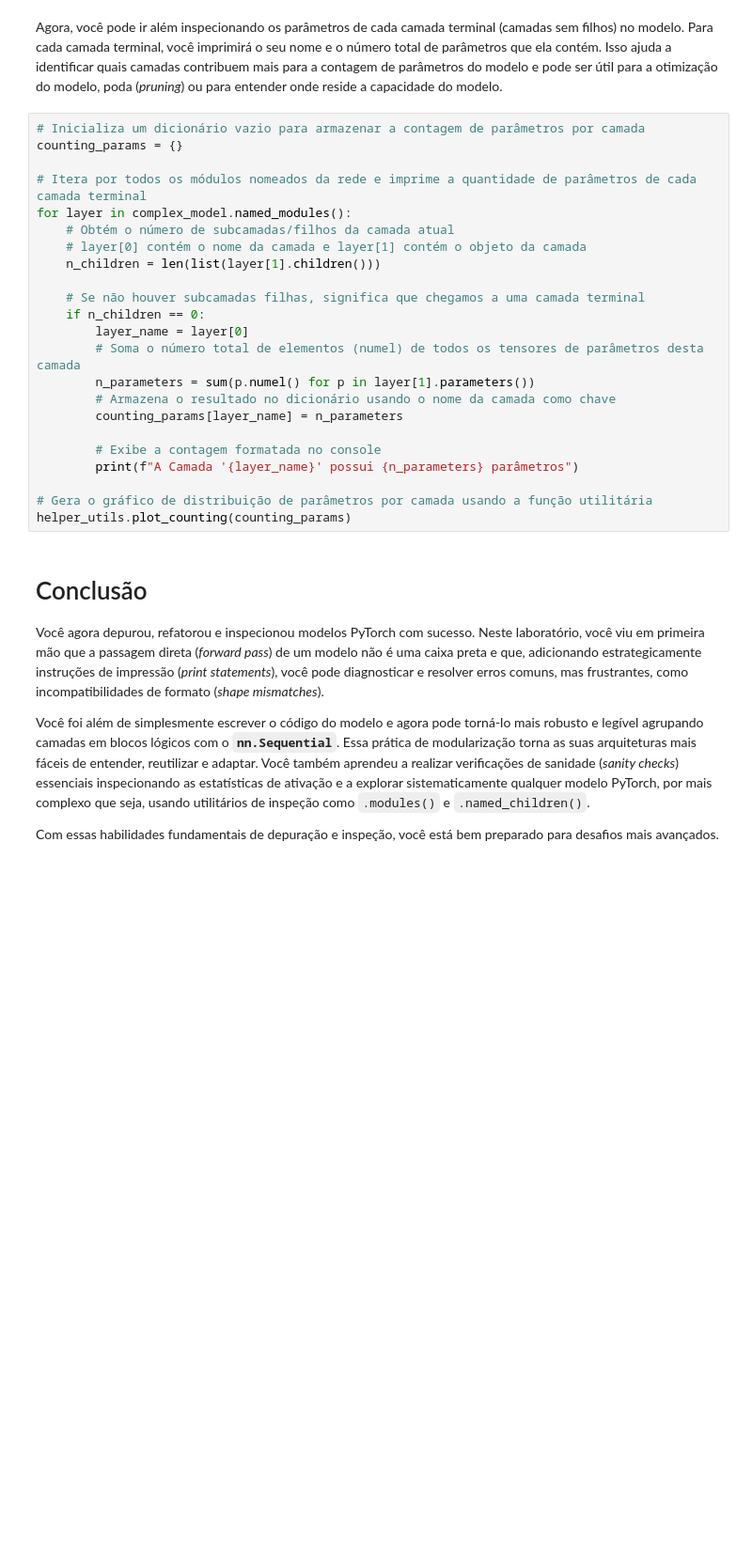
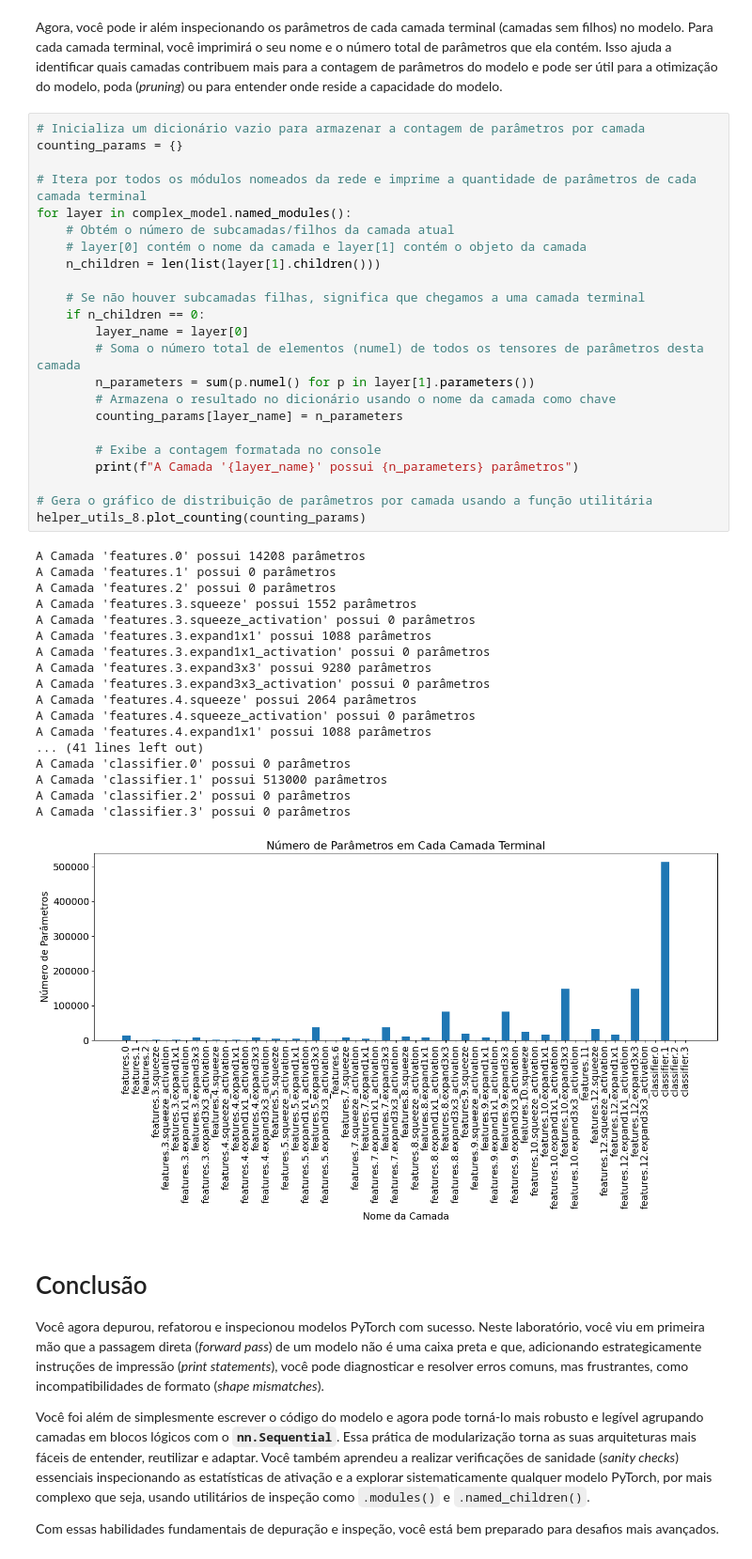
Before and after one commit to fabiobento/dnn-course-2026-1, a Jupyter notebook: C1_M4_Lab_2_debugging.ipynb, the cells around one changed output. Shown at 94% size. Drawn from its saved outputs; the diff is of its cells as text; blank space fills up the shorter version.

```diff
--- a/C1_M4_Lab_2_debugging.ipynb
+++ b/C1_M4_Lab_2_debugging.ipynb
@@ -481,26 +575,45 @@ Isso ajuda a identificar quais camadas contribuem mais para a contagem de parâm
 # %%
 # Inicializa um dicionário vazio para armazenar a contagem de parâmetros por camada
 counting_params = {}
 
 # Itera por todos os módulos nomeados da rede e imprime a quantidade de parâmetros de cada camada terminal
 for layer in complex_model.named_modules():
     # Obtém o número de subcamadas/filhos da camada atual
     # layer[0] contém o nome da camada e layer[1] contém o objeto da camada
     n_children = len(list(layer[1].children()))
 
     # Se não houver subcamadas filhas, significa que chegamos a uma camada terminal
     if n_children == 0:
         layer_name = layer[0]
         # Soma o número total de elementos (numel) de todos os tensores de parâmetros desta camada
         n_parameters = sum(p.numel() for p in layer[1].parameters())
         # Armazena o resultado no dicionário usando o nome da camada como chave
         counting_params[layer_name] = n_parameters
 
         # Exibe a contagem formatada no console
         print(f"A Camada '{layer_name}' possui {n_parameters} parâmetros")
 
 # Gera o gráfico de distribuição de parâmetros por camada usando a função utilitária
-helper_utils.plot_counting(counting_params)
+helper_utils_8.plot_counting(counting_params)
+# %% [output]
+A Camada 'features.0' possui 14208 parâmetros
+A Camada 'features.1' possui 0 parâmetros
+A Camada 'features.2' possui 0 parâmetros
+A Camada 'features.3.squeeze' possui 1552 parâmetros
+A Camada 'features.3.squeeze_activation' possui 0 parâmetros
+A Camada 'features.3.expand1x1' possui 1088 parâmetros
+A Camada 'features.3.expand1x1_activation' possui 0 parâmetros
+A Camada 'features.3.expand3x3' possui 9280 parâmetros
+A Camada 'features.3.expand3x3_activation' possui 0 parâmetros
+A Camada 'features.4.squeeze' possui 2064 parâmetros
+A Camada 'features.4.squeeze_activation' possui 0 parâmetros
+A Camada 'features.4.expand1x1' possui 1088 parâmetros
+... (41 lines left out)
+A Camada 'classifier.0' possui 0 parâmetros
+A Camada 'classifier.1' possui 513000 parâmetros
+A Camada 'classifier.2' possui 0 parâmetros
+A Camada 'classifier.3' possui 0 parâmetros
+[figure, added]
 # %% [markdown]
 # Conclusão
 
```
Also changed, not shown: parts of 12 cells of this notebook.
